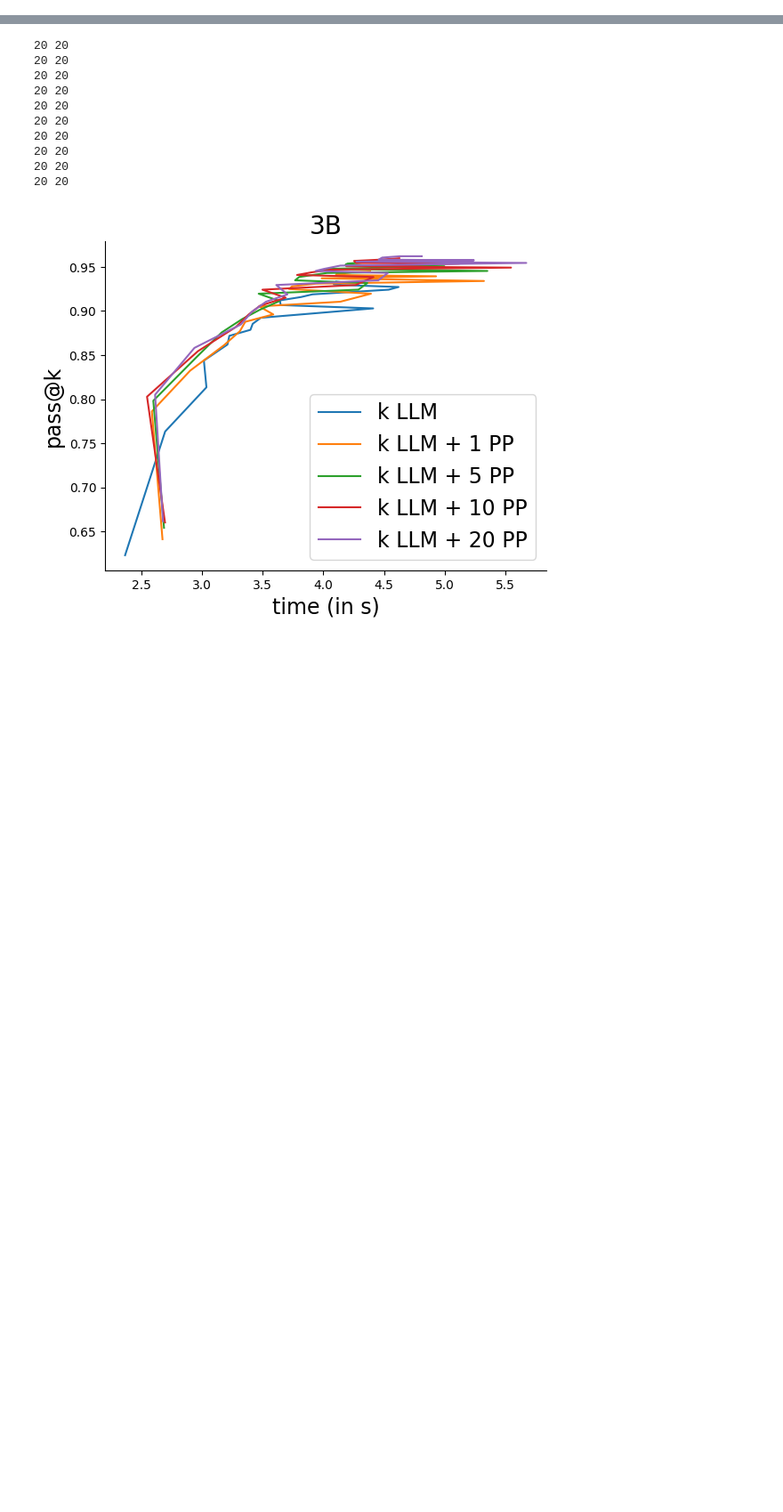
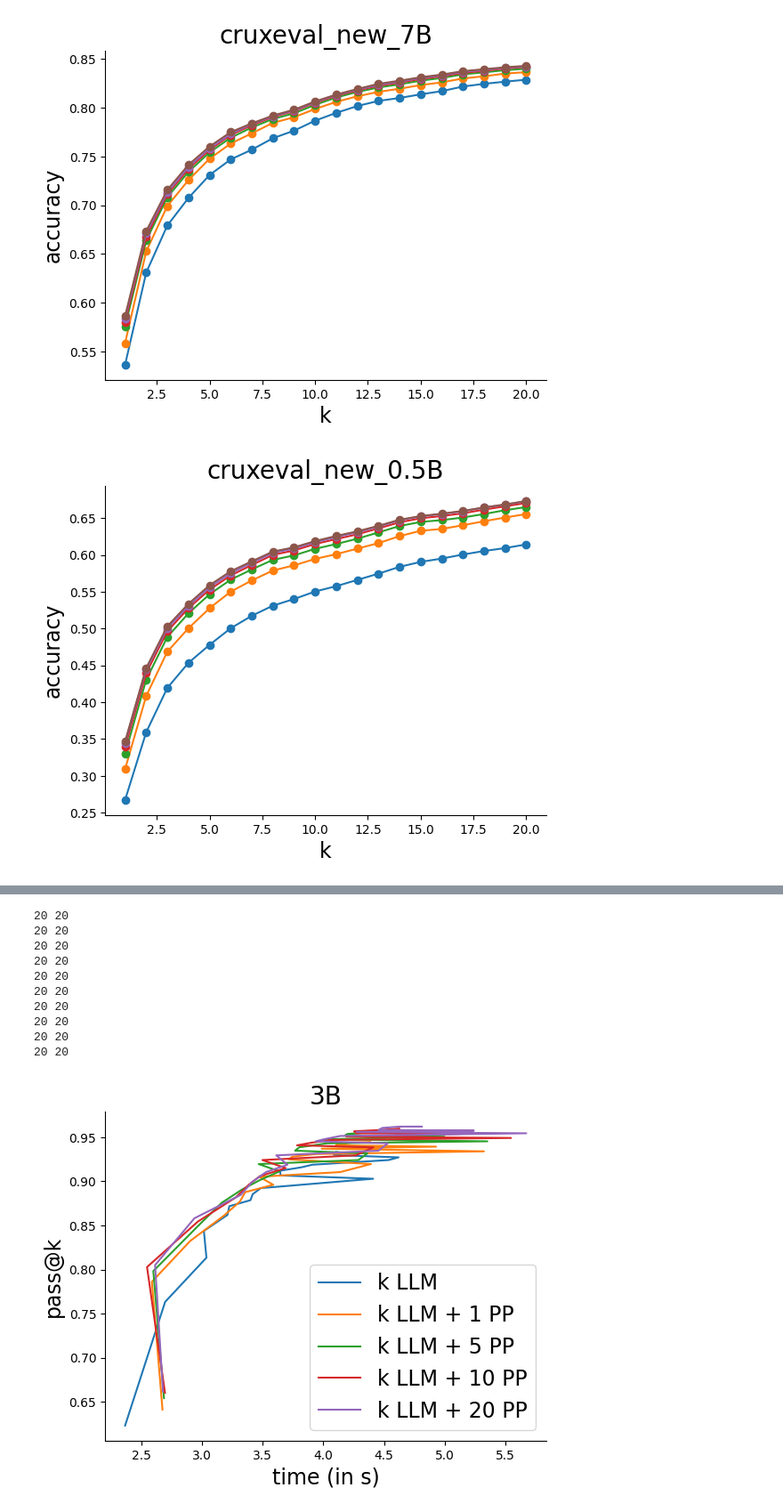
Before and after one commit to danielmisrael/PPoT, a Jupyter notebook: gsm8k/plot.ipynb, the cells around one changed output, grey strips where cells are left out. Shown at 89% size. Saved outputs shown, nothing was run; the diff lists cells and outputs as text; code cells hidden in the pictures; blank space fills up the shorter version.

```diff
--- a/gsm8k/plot.ipynb
+++ b/gsm8k/plot.ipynb
@@ -3,0 +72,7 @@ import csv
+# %%
+plot_k_vs_accuracy(0.5, "cruxeval_new")
+plot_k_vs_accuracy(3, "cruxeval_new")
+plot_k_vs_accuracy(7, "cruxeval_new")
+# %% [output]
+[figure, added]
+[figure, added]
```
Also changed, not shown: parts of 8 cells of this notebook, 47 other files.
